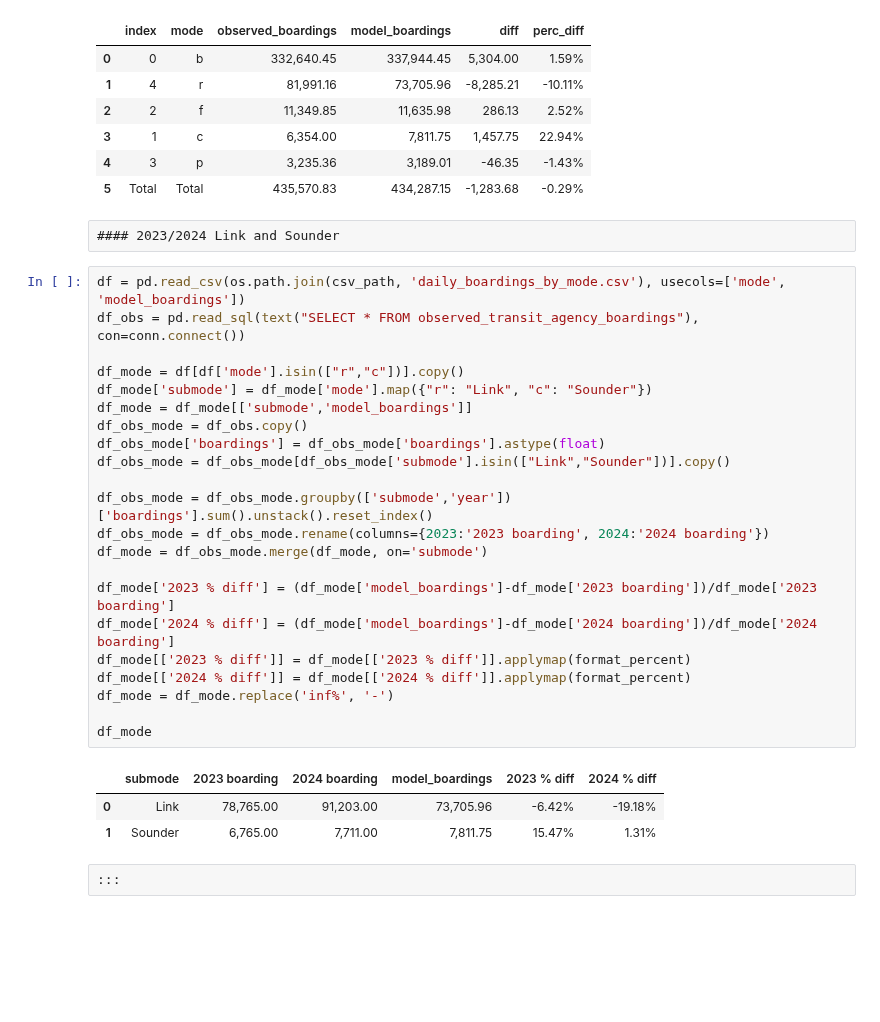
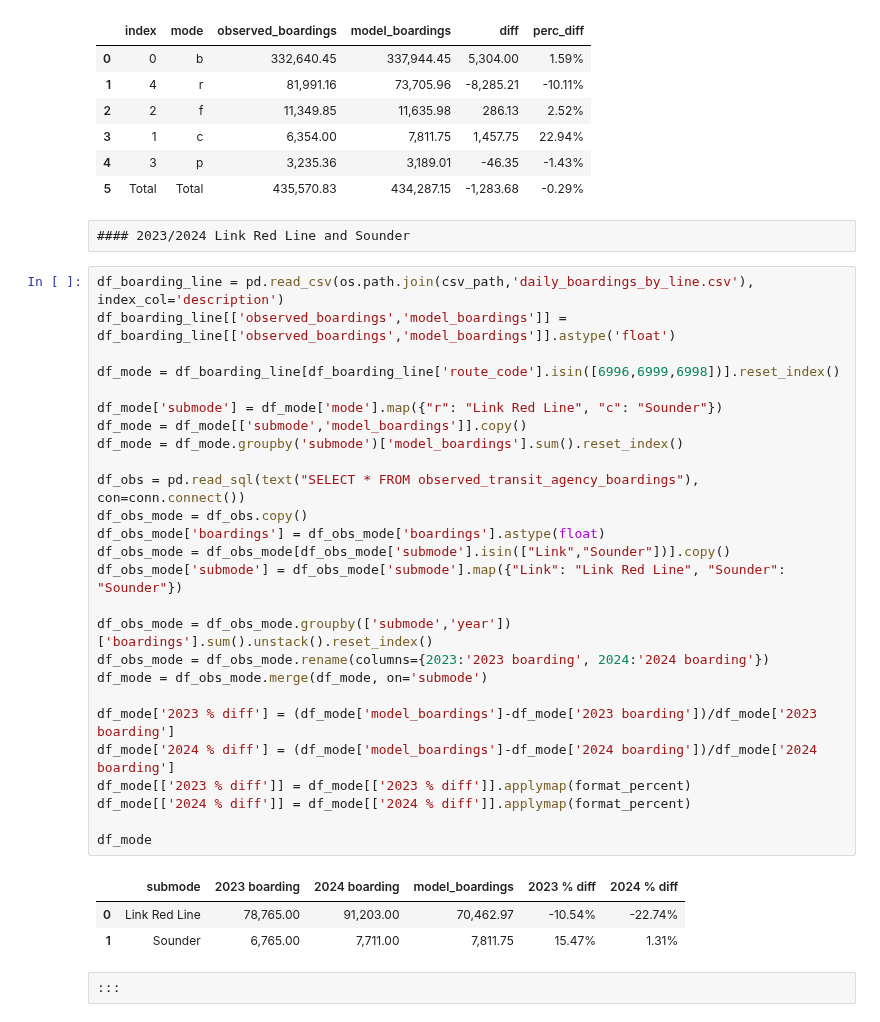
Before and after one commit to psrc/soundcast, a Jupyter notebook: scripts/summarize/validation_network/validation_scripts/transit_validation.ipynb, the cells around one changed output. Cells and saved outputs as stored; diff of their text form; blank space fills up the shorter version.

Commit message:
fix link light rail boardings

```diff
--- a/scripts/summarize/validation_network/validation_scripts/transit_validation.ipynb
+++ b/scripts/summarize/validation_network/validation_scripts/transit_validation.ipynb
@@ -62,33 +62,37 @@ table_df
 | 4 | 3 | p | 3,235.36 | 3,189.01 | -46.35 | -1.43% |
 | 5 | Total | Total | 435,570.83 | 434,287.15 | -1,283.68 | -0.29% |
 # %% [raw]
-#### 2023/2024 Link and Sounder
+#### 2023/2024 Link Red Line and Sounder
-# %%
-df = pd.read_csv(os.path.join(csv_path, 'daily_boardings_by_mode.csv'), usecols=['mode', 'model_boardings'])
-df_obs = pd.read_sql(text("SELECT * FROM observed_transit_agency_boardings"), con=conn.connect())
-
-df_mode = df[df['mode'].isin(["r","c"])].copy()
-df_mode['submode'] = df_mode['mode'].map({"r": "Link", "c": "Sounder"})
-df_mode = df_mode[['submode','model_boardings']]
-df_obs_mode = df_obs.copy()
-df_obs_mode['boardings'] = df_obs_mode['boardings'].astype(float)
-df_obs_mode = df_obs_mode[df_obs_mode['submode'].isin(["Link","Sounder"])].copy()
-
-df_obs_mode = df_obs_mode.groupby(['submode','year'])['boardings'].sum().unstack().reset_index()
-df_obs_mode = df_obs_mode.rename(columns={2023:'2023 boarding', 2024:'2024 boarding'})
-df_mode = df_obs_mode.merge(df_mode, on='submode')
-
-df_mode['2023 % diff'] = (df_mode['model_boardings']-df_mode['2023 boarding'])/df_mode['2023 boarding']
-df_mode['2024 % diff'] = (df_mode['model_boardings']-df_mode['2024 boarding'])/df_mode['2024 boarding']
-df_mode[['2023 % diff']] = df_mode[['2023 % diff']].applymap(format_percent)
-df_mode[['2024 % diff']] = df_mode[['2024 % diff']].applymap(format_percent)
-df_mode = df_mode.replace('inf%', '-')
-
-df_mode
-# %% [output]
-|  | submode | 2023 boarding | 2024 boarding | model_boardings | 2023 % diff | 2024 % diff |
-| 0 | Link | 78,765.00 | 91,203.00 | 73,705.96 | -6.42% | -19.18% |
-| 1 | Sounder | 6,765.00 | 7,711.00 | 7,811.75 | 15.47% | 1.31% |
+# %%
+df_boarding_line = pd.read_csv(os.path.join(csv_path,'daily_boardings_by_line.csv'), index_col='description')
+df_boarding_line[['observed_boardings','model_boardings']] = df_boarding_line[['observed_boardings','model_boardings']].astype('float')
+
+df_mode = df_boarding_line[df_boarding_line['route_code'].isin([6996,6999,6998])].reset_index()
+
+df_mode['submode'] = df_mode['mode'].map({"r": "Link Red Line", "c": "Sounder"})
+df_mode = df_mode[['submode','model_boardings']].copy()
+df_mode = df_mode.groupby('submode')['model_boardings'].sum().reset_index()
+
+df_obs = pd.read_sql(text("SELECT * FROM observed_transit_agency_boardings"), con=conn.connect())
+df_obs_mode = df_obs.copy()
+df_obs_mode['boardings'] = df_obs_mode['boardings'].astype(float)
+df_obs_mode = df_obs_mode[df_obs_mode['submode'].isin(["Link","Sounder"])].copy()
+df_obs_mode['submode'] = df_obs_mode['submode'].map({"Link": "Link Red Line", "Sounder": "Sounder"})
+
+df_obs_mode = df_obs_mode.groupby(['submode','year'])['boardings'].sum().unstack().reset_index()
+df_obs_mode = df_obs_mode.rename(columns={2023:'2023 boarding', 2024:'2024 boarding'})
+df_mode = df_obs_mode.merge(df_mode, on='submode')
+
+df_mode['2023 % diff'] = (df_mode['model_boardings']-df_mode['2023 boarding'])/df_mode['2023 boarding']
+df_mode['2024 % diff'] = (df_mode['model_boardings']-df_mode['2024 boarding'])/df_mode['2024 boarding']
+df_mode[['2023 % diff']] = df_mode[['2023 % diff']].applymap(format_percent)
+df_mode[['2024 % diff']] = df_mode[['2024 % diff']].applymap(format_percent)
+
+df_mode
+# %% [output]
+|  | submode | 2023 boarding | 2024 boarding | model_boardings | 2023 % diff | 2024 % diff |
+| 0 | Link Red Line | 78,765.00 | 91,203.00 | 70,462.97 | -10.54% | -22.74% |
+| 1 | Sounder | 6,765.00 | 7,711.00 | 7,811.75 | 15.47% | 1.31% |
 # %% [raw]
 :::
 # %% [markdown]
```
Also changed, not shown: parts of 6 cells of this notebook.
